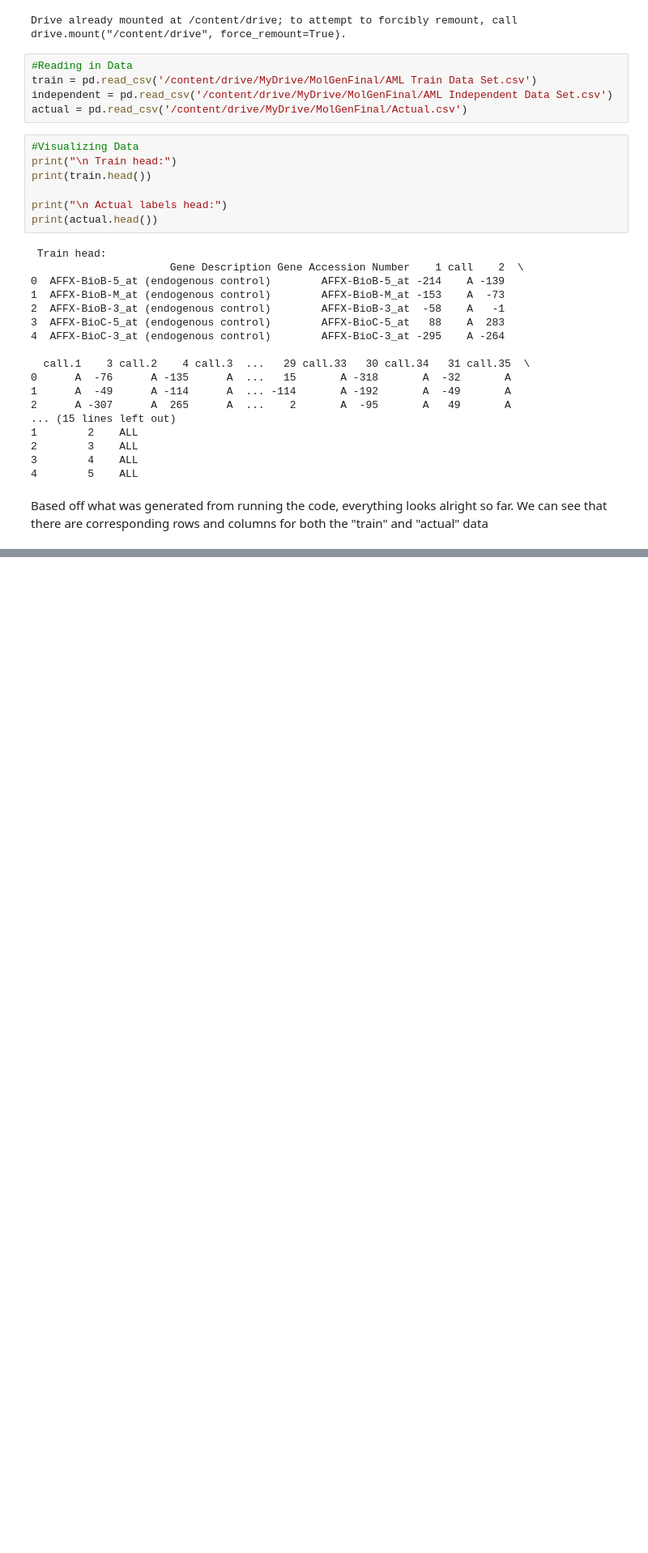
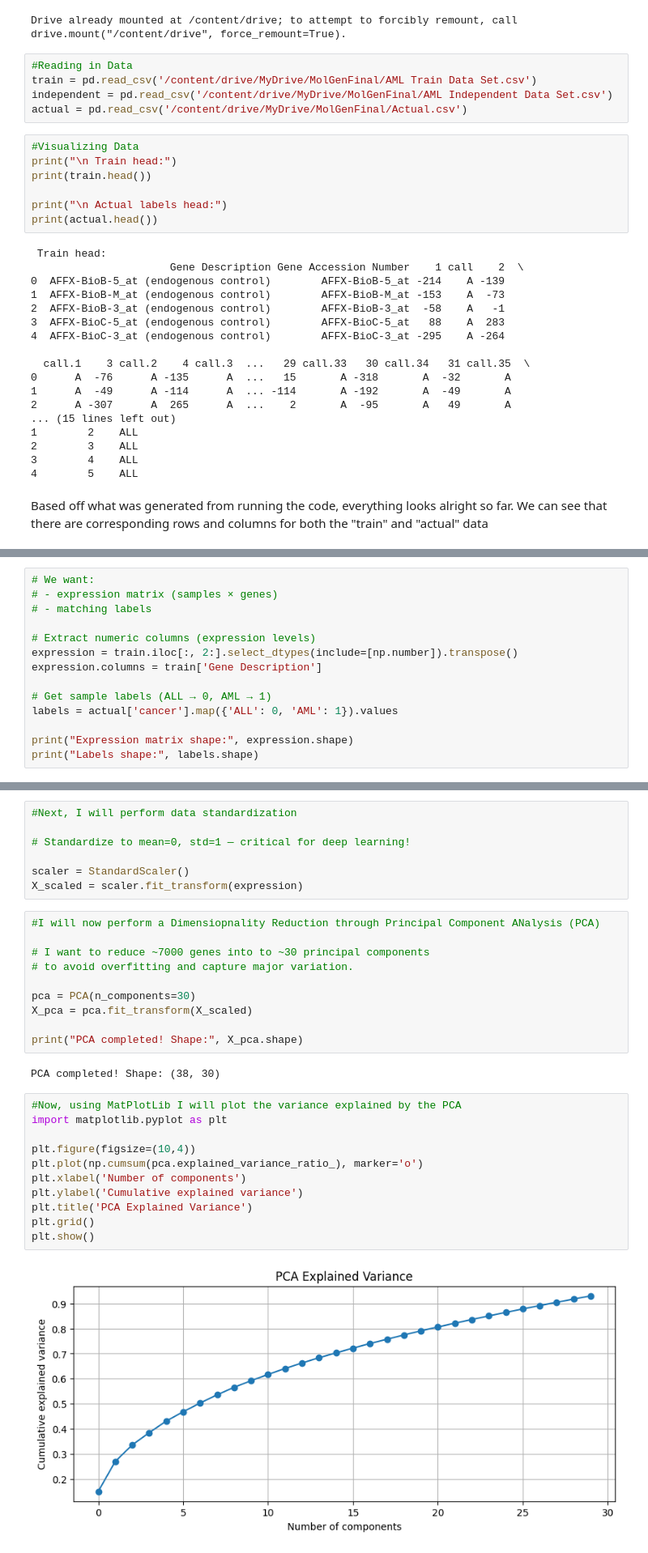
Before and after one commit to theronitdey/molgenfinalproject2025, a Jupyter notebook: MolGenFinalProject.ipynb, the cells around one changed output, grey strips where cells are left out. Shown: that part at 81% size. Saved outputs shown, nothing was run; the diff lists cells and outputs as text; blank space fills up the shorter version.

Commit message:
Code with all data processing completed

```diff
--- a/MolGenFinalProject.ipynb
+++ b/MolGenFinalProject.ipynb
@@ -57,0 +62,14 @@ Based off what was generated from running the code, everything looks alright so
+# %%
+# We want:
+# - expression matrix (samples × genes)
+# - matching labels
+
+# Extract numeric columns (expression levels)
+expression = train.iloc[:, 2:].select_dtypes(include=[np.number]).transpose()
+expression.columns = train['Gene Description']
+
+# Get sample labels (ALL → 0, AML → 1)
+labels = actual['cancer'].map({'ALL': 0, 'AML': 1}).values
+
+print("Expression matrix shape:", expression.shape)
+print("Labels shape:", labels.shape)
@@ -57,0 +79,32 @@ Based off what was generated from running the code, everything looks alright so
+# %%
+#Next, I will perform data standardization
+
+# Standardize to mean=0, std=1 — critical for deep learning!
+
+scaler = StandardScaler()
+X_scaled = scaler.fit_transform(expression)
+# %%
+#I will now perform a Dimensiopnality Reduction through Principal Component ANalysis (PCA)
+
+# I want to reduce ~7000 genes into to ~30 principal components
+# to avoid overfitting and capture major variation.
+
+pca = PCA(n_components=30)
+X_pca = pca.fit_transform(X_scaled)
+
+print("PCA completed! Shape:", X_pca.shape)
+# %% [output]
+PCA completed! Shape: (38, 30)
+# %%
+#Now, using MatPlotLib I will plot the variance explained by the PCA
+import matplotlib.pyplot as plt
+
+plt.figure(figsize=(10,4))
+plt.plot(np.cumsum(pca.explained_variance_ratio_), marker='o')
+plt.xlabel('Number of components')
+plt.ylabel('Cumulative explained variance')
+plt.title('PCA Explained Variance')
+plt.grid()
+plt.show()
+# %% [output]
+[figure, added]
```
Also changed, not shown: parts of 6 cells of this notebook.
